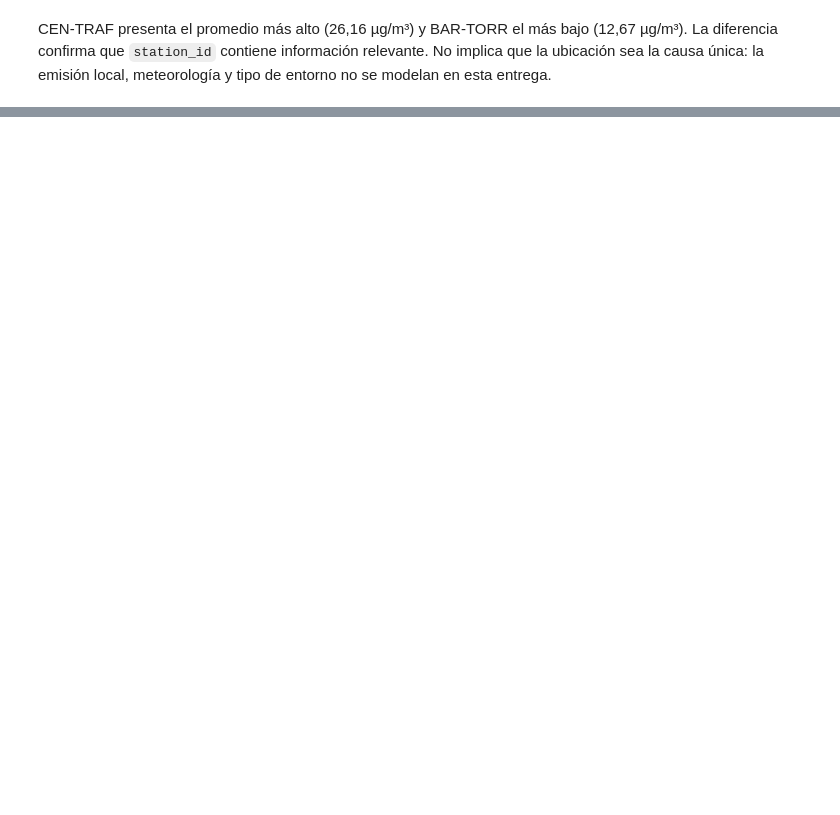
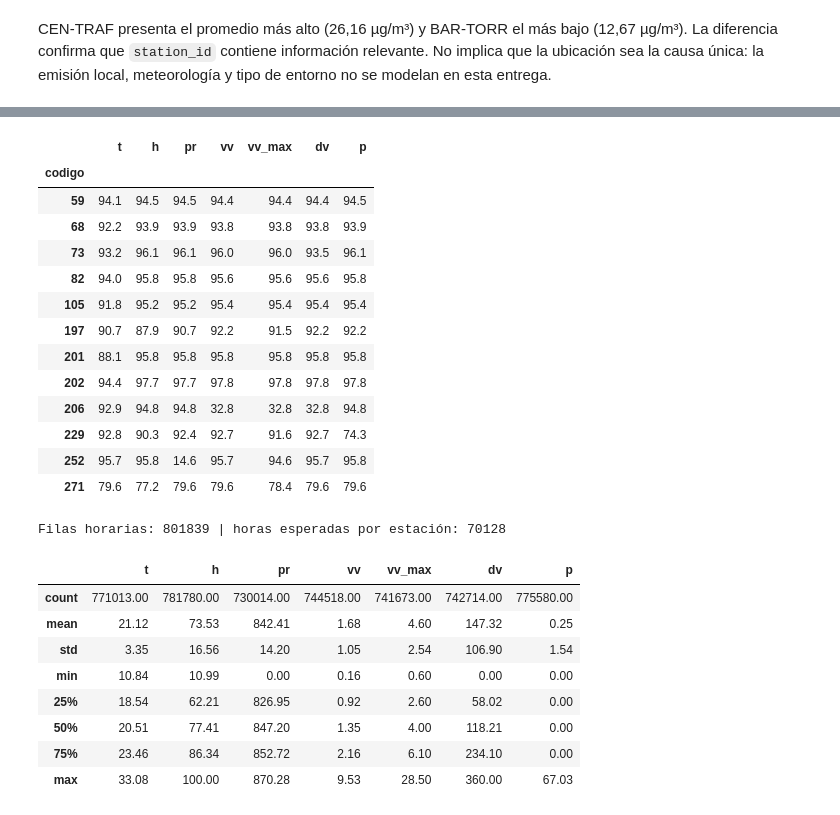
Before and after one commit to linaballesteros/air-quality-applied-ml, a Jupyter notebook: notebooks/01_eda_pm25.ipynb, the cells around one changed output, grey strips where cells are left out. Saved outputs shown, nothing was run; the diff lists cells and outputs as text; code cells hidden in the pictures; blank space fills up the shorter version.

```diff
--- a/notebooks/01_eda_pm25.ipynb
+++ b/notebooks/01_eda_pm25.ipynb
@@ -35,0 +17,23 @@ len(files), files[0].name, files[-1].name
+# %%
+from collections import Counter
+from pathlib import Path
+import io
+import sys
+
+import matplotlib.pyplot as plt
+import numpy as np
+import pandas as pd
+
+PROJECT_ROOT = Path.cwd().resolve()
+if PROJECT_ROOT.name == 'notebooks':
+    PROJECT_ROOT = PROJECT_ROOT.parent
+sys.path.insert(0, str(PROJECT_ROOT))
+
+from src.data import load_pm25_files, read_pm25_file
+from src.data.stations import PM25_TO_METEO
+
+DATA_DIR = PROJECT_ROOT / 'data' / 'raw' / 'pm25'
+NETWORK_DIR = PROJECT_ROOT / 'data' / 'raw' / 'network'
+METEO_HOURLY = PROJECT_ROOT / 'data' / 'interim' / 'meteo_hourly.csv'
+files = sorted(DATA_DIR.glob('Estaciones_PM2.5_*.tab'))
+len(files), files[0].name, files[-1].name
@@ -446,0 +570,36 @@ Los datos permiten formular empíricamente un problema supervisado de regresión
+# %%
+if not METEO_HOURLY.exists():
+    raise FileNotFoundError('Ejecute python scripts/build_meteo_hourly.py antes de esta sección')
+meteo_hourly = pd.read_csv(METEO_HOURLY, parse_dates=['fecha_hora'])
+meteo_hourly = meteo_hourly[meteo_hourly['fecha_hora'].between('2018-01-01', '2025-12-31 23:00:00')]
+METEO_VARIABLES = ['t', 'h', 'pr', 'vv', 'vv_max', 'dv', 'p']
+expected_hours = len(candidate)
+meteo_coverage = (meteo_hourly.groupby('codigo')[METEO_VARIABLES].count().div(expected_hours).mul(100)).round(1)
+display(meteo_coverage)
+print('Filas horarias:', len(meteo_hourly), '| horas esperadas por estación:', expected_hours)
+display(meteo_hourly[METEO_VARIABLES].describe().round(2))
+# %% [output]
+|  | t | h | pr | vv | vv_max | dv | p |
+| codigo |  |  |  |  |  |  |  |
+| 59 | 94.1 | 94.5 | 94.5 | 94.4 | 94.4 | 94.4 | 94.5 |
+| 68 | 92.2 | 93.9 | 93.9 | 93.8 | 93.8 | 93.8 | 93.9 |
+| 73 | 93.2 | 96.1 | 96.1 | 96.0 | 96.0 | 93.5 | 96.1 |
+| 82 | 94.0 | 95.8 | 95.8 | 95.6 | 95.6 | 95.6 | 95.8 |
+| 105 | 91.8 | 95.2 | 95.2 | 95.4 | 95.4 | 95.4 | 95.4 |
+| 197 | 90.7 | 87.9 | 90.7 | 92.2 | 91.5 | 92.2 | 92.2 |
+| 201 | 88.1 | 95.8 | 95.8 | 95.8 | 95.8 | 95.8 | 95.8 |
+| 202 | 94.4 | 97.7 | 97.7 | 97.8 | 97.8 | 97.8 | 97.8 |
+| 206 | 92.9 | 94.8 | 94.8 | 32.8 | 32.8 | 32.8 | 94.8 |
+| 229 | 92.8 | 90.3 | 92.4 | 92.7 | 91.6 | 92.7 | 74.3 |
+| 252 | 95.7 | 95.8 | 14.6 | 95.7 | 94.6 | 95.7 | 95.8 |
+| 271 | 79.6 | 77.2 | 79.6 | 79.6 | 78.4 | 79.6 | 79.6 |
+Filas horarias: 801839 | horas esperadas por estación: 70128
+|  | t | h | pr | vv | vv_max | dv | p |
+| count | 771013.00 | 781780.00 | 730014.00 | 744518.00 | 741673.00 | 742714.00 | 775580.00 |
+| mean | 21.12 | 73.53 | 842.41 | 1.68 | 4.60 | 147.32 | 0.25 |
+| std | 3.35 | 16.56 | 14.20 | 1.05 | 2.54 | 106.90 | 1.54 |
+| min | 10.84 | 10.99 | 0.00 | 0.16 | 0.60 | 0.00 | 0.00 |
+| 25% | 18.54 | 62.21 | 826.95 | 0.92 | 2.60 | 58.02 | 0.00 |
+| 50% | 20.51 | 77.41 | 847.20 | 1.35 | 4.00 | 118.21 | 0.00 |
+| 75% | 23.46 | 86.34 | 852.72 | 2.16 | 6.10 | 234.10 | 0.00 |
+| max | 33.08 | 100.00 | 870.28 | 9.53 | 28.50 | 360.00 | 67.03 |
```
Also changed, not shown: parts of 40 cells of this notebook.
